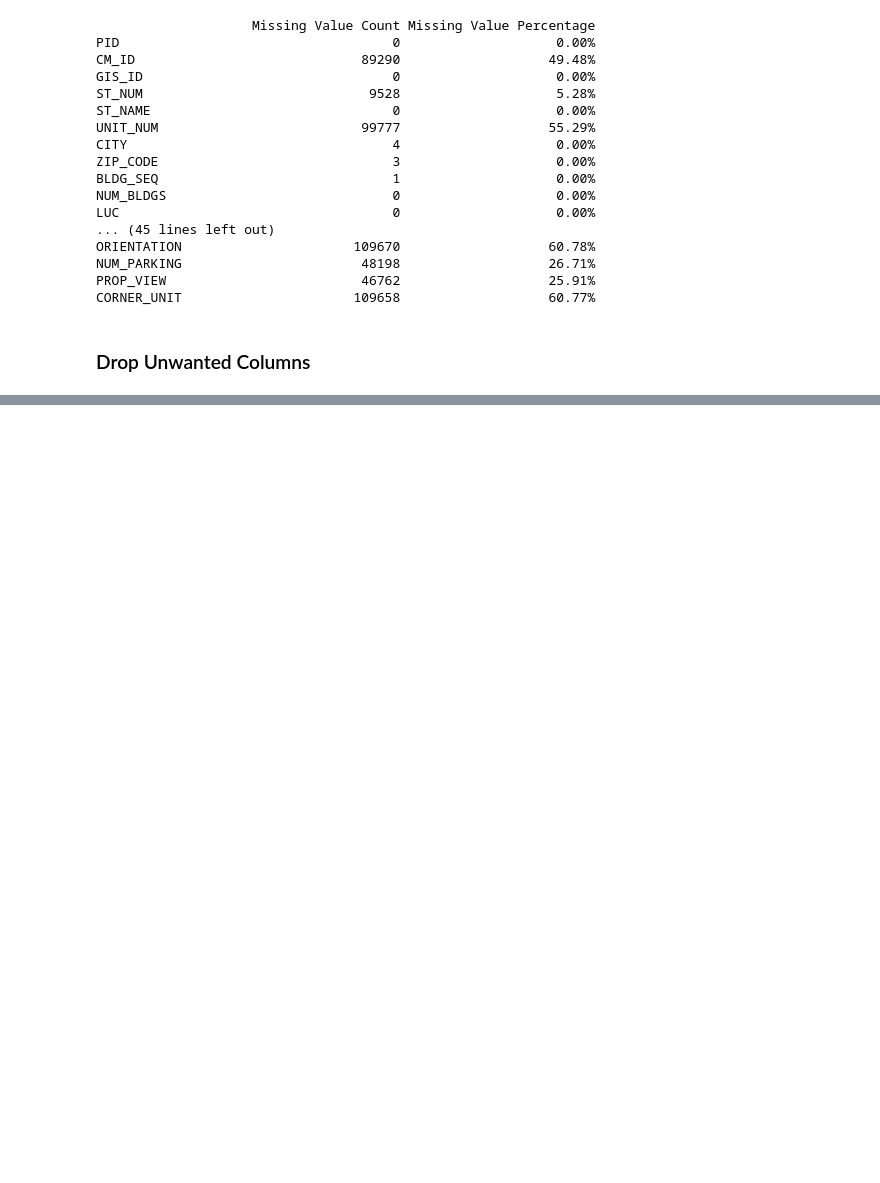
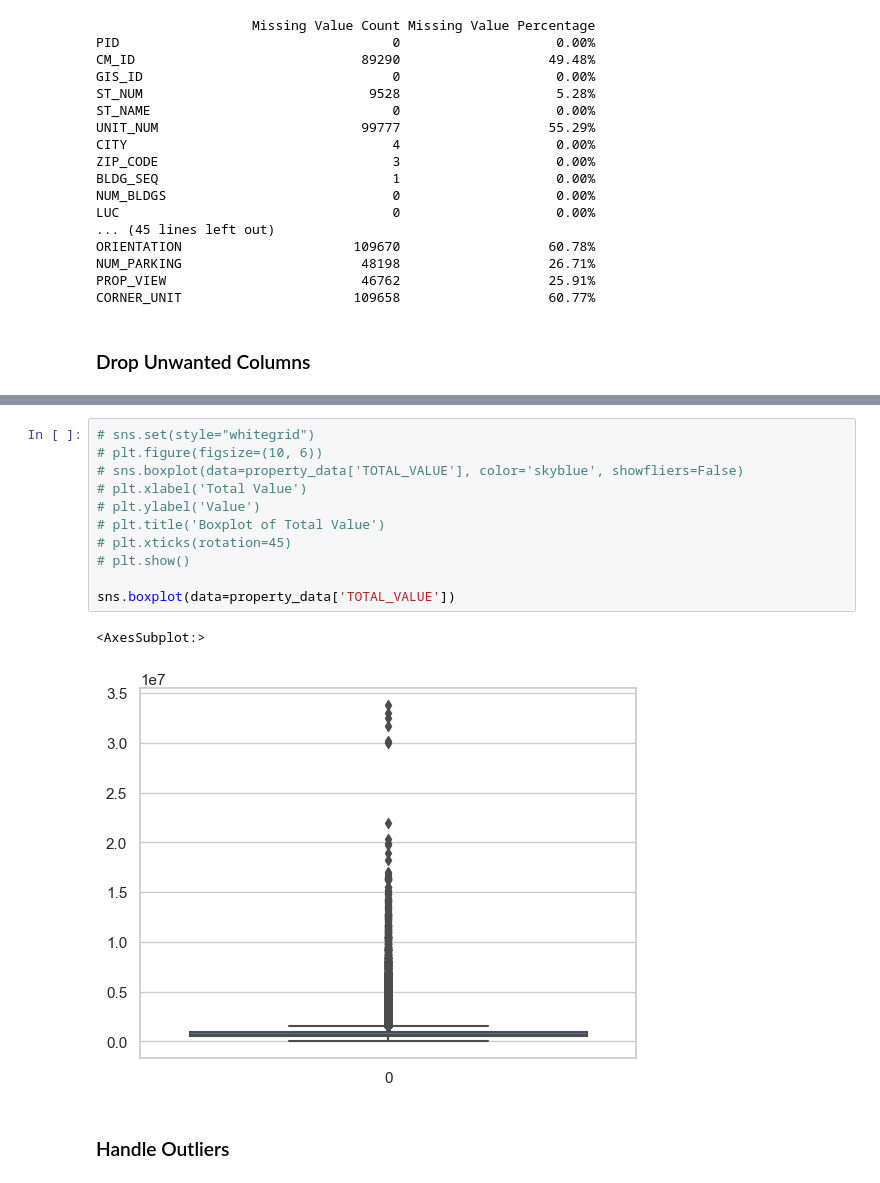
Before and after one commit to sneharaorokkam/Boston-Property-Assesment, a Jupyter notebook: Group 1 - Boston Property Assessment.ipynb, the cells around one changed output, grey strips where cells are left out. Drawn from its saved outputs; the diff is of its cells as text; blank space fills up the shorter version.

```diff
--- a/Group 1 - Boston Property Assessment.ipynb
+++ b/Group 1 - Boston Property Assessment.ipynb
@@ -209,0 +441,16 @@ unwanted_columns = ['PID',
+# %%
+# sns.set(style="whitegrid")
+# plt.figure(figsize=(10, 6))
+# sns.boxplot(data=property_data['TOTAL_VALUE'], color='skyblue', showfliers=False)
+# plt.xlabel('Total Value')
+# plt.ylabel('Value')
+# plt.title('Boxplot of Total Value')
+# plt.xticks(rotation=45)
+# plt.show()
+
+sns.boxplot(data=property_data['TOTAL_VALUE'])
+# %% [output]
+<AxesSubplot:>
+[figure, added]
+# %% [markdown]
+### Handle Outliers
```
Also changed, not shown: parts of 23 cells of this notebook, 2 other files.
